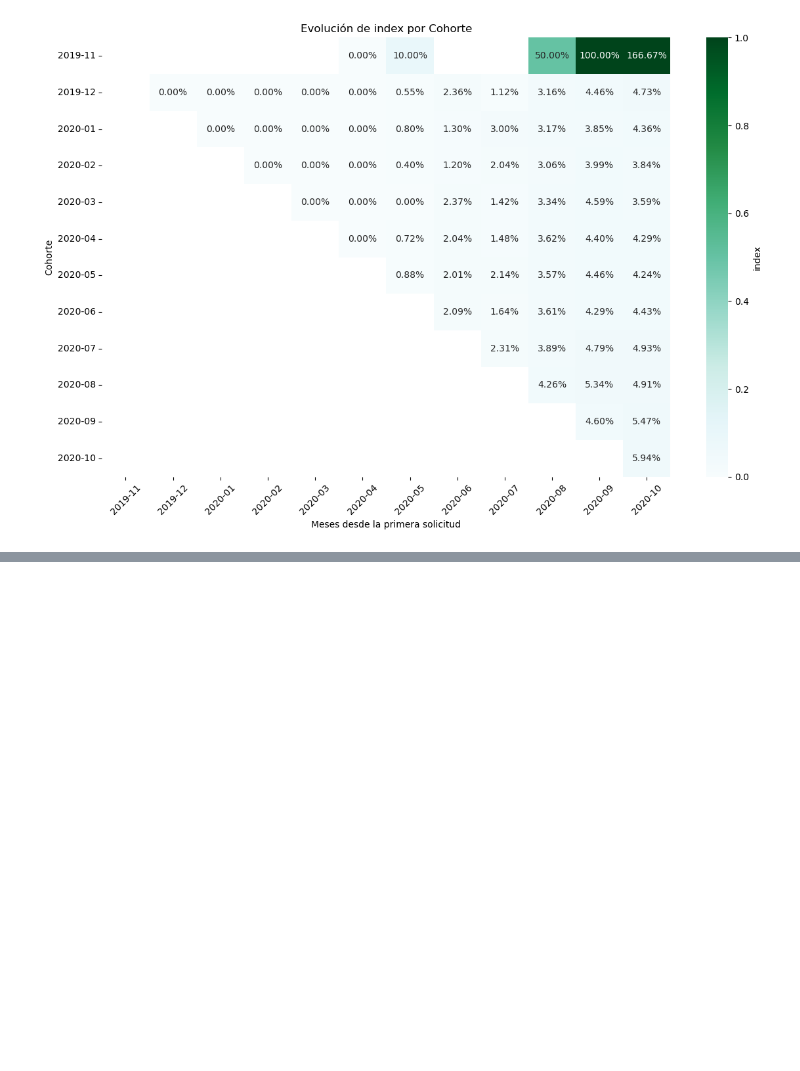
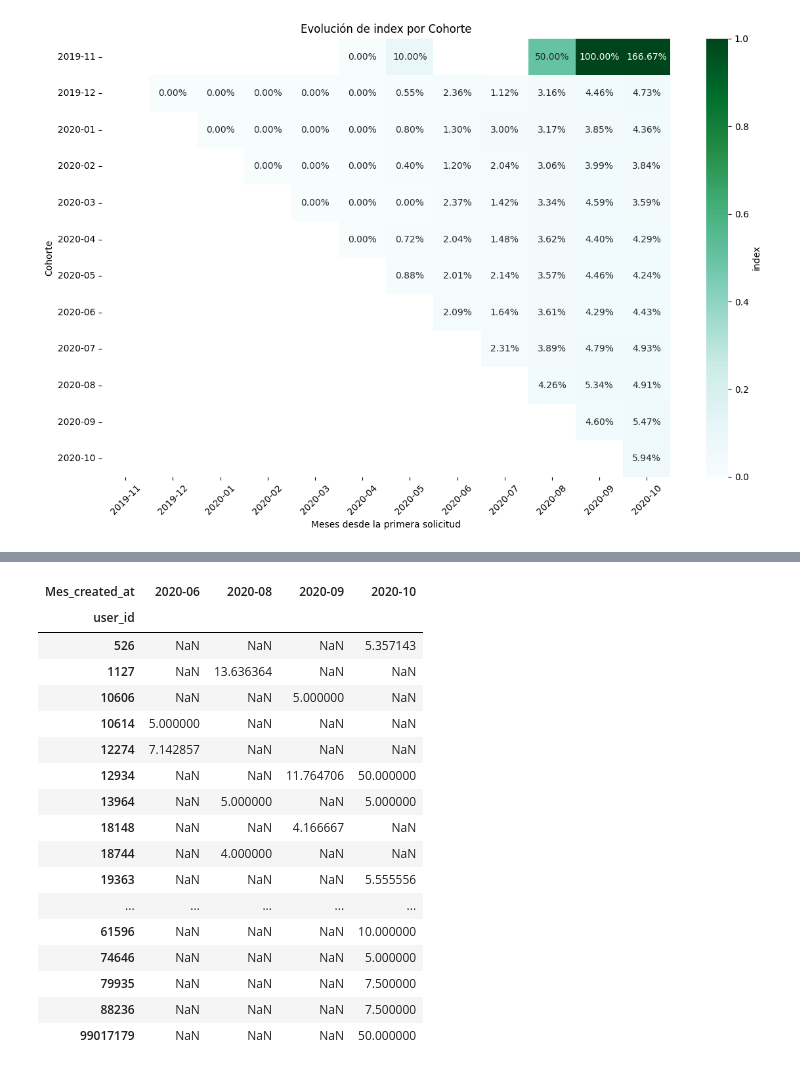
Before and after one commit to albagd77/Pasta-Loca---Proyecto-para-curso-Data-Scientist-UOC, a Jupyter notebook: analysis_ale.ipynb, the cells around one changed output, grey strips where cells are left out. Drawn from its saved outputs; the diff is of its cells as text; code cells hidden in the pictures; blank space fills up the shorter version.

```diff
--- a/analysis_ale.ipynb
+++ b/analysis_ale.ipynb
@@ -364,0 +416,25 @@ top_10_users
+# %%
+# Pivot to show months as columns
+cohort_amount_top20 = top_20_users.pivot(index='user_id', columns='Mes_created_at', values='index')
+
+# Display the result
+cohort_amount_top20
+# %% [output]
+| Mes_created_at | 2020-06 | 2020-08 | 2020-09 | 2020-10 |
+| user_id |  |  |  |  |
+| 526 | NaN | NaN | NaN | 5.357143 |
+| 1127 | NaN | 13.636364 | NaN | NaN |
+| 10606 | NaN | NaN | 5.000000 | NaN |
+| 10614 | 5.000000 | NaN | NaN | NaN |
+| 12274 | 7.142857 | NaN | NaN | NaN |
+| 12934 | NaN | NaN | 11.764706 | 50.000000 |
+| 13964 | NaN | 5.000000 | NaN | 5.000000 |
+| 18148 | NaN | NaN | 4.166667 | NaN |
+| 18744 | NaN | 4.000000 | NaN | NaN |
+| 19363 | NaN | NaN | NaN | 5.555556 |
+| ... | ... | ... | ... | ... |
+| 61596 | NaN | NaN | NaN | 10.000000 |
+| 74646 | NaN | NaN | NaN | 5.000000 |
+| 79935 | NaN | NaN | NaN | 7.500000 |
+| 88236 | NaN | NaN | NaN | 7.500000 |
+| 99017179 | NaN | NaN | NaN | 50.000000 |
```
Also changed, not shown: parts of 23 cells of this notebook.
